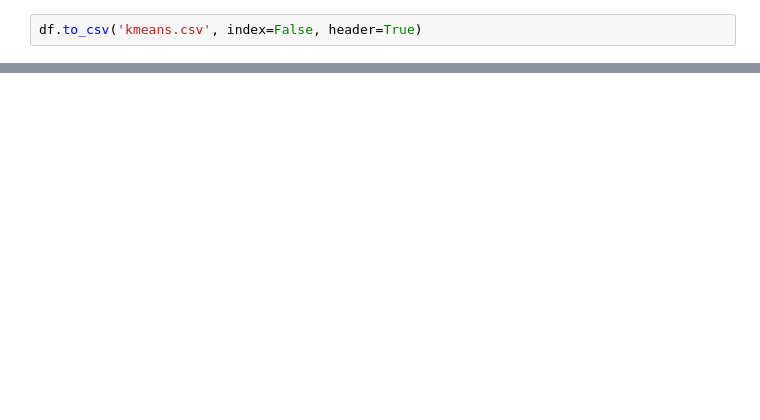
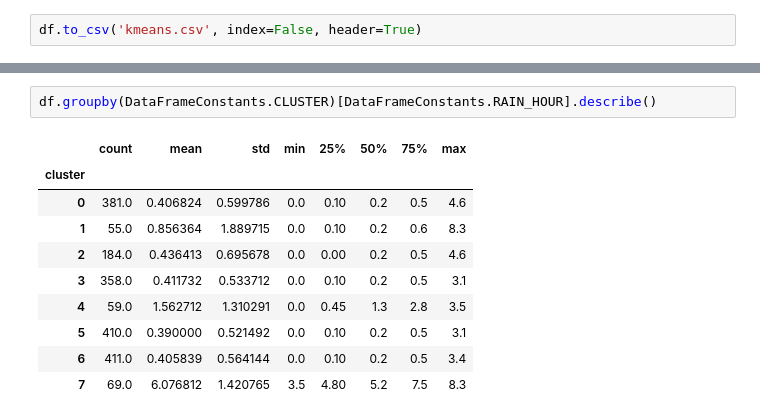
Before and after one commit to pedro-patriota/AI-for-LandSlide-prediction-, a Jupyter notebook: algorithm/clustering/k_means.ipynb, the cells around one changed output, grey strips where cells are left out. Cells and saved outputs as stored; diff of their text form; blank space fills up the shorter version.

```diff
--- a/algorithm/clustering/k_means.ipynb
+++ b/algorithm/clustering/k_means.ipynb
@@ -183,0 +202,13 @@ df.head()
+# %%
+df.groupby(DataFrameConstants.CLUSTER)[DataFrameConstants.RAIN_HOUR].describe()
+# %% [output]
+|  | count | mean | std | min | 25% | 50% | 75% | max |
+| cluster |  |  |  |  |  |  |  |  |
+| 0 | 381.0 | 0.406824 | 0.599786 | 0.0 | 0.10 | 0.2 | 0.5 | 4.6 |
+| 1 | 55.0 | 0.856364 | 1.889715 | 0.0 | 0.10 | 0.2 | 0.6 | 8.3 |
+| 2 | 184.0 | 0.436413 | 0.695678 | 0.0 | 0.00 | 0.2 | 0.5 | 4.6 |
+| 3 | 358.0 | 0.411732 | 0.533712 | 0.0 | 0.10 | 0.2 | 0.5 | 3.1 |
+| 4 | 59.0 | 1.562712 | 1.310291 | 0.0 | 0.45 | 1.3 | 2.8 | 3.5 |
+| 5 | 410.0 | 0.390000 | 0.521492 | 0.0 | 0.10 | 0.2 | 0.5 | 3.1 |
+| 6 | 411.0 | 0.405839 | 0.564144 | 0.0 | 0.10 | 0.2 | 0.5 | 3.4 |
+| 7 | 69.0 | 6.076812 | 1.420765 | 3.5 | 4.80 | 5.2 | 7.5 | 8.3 |
```
Also changed, not shown: parts of 11 cells of this notebook, 22 other files.
